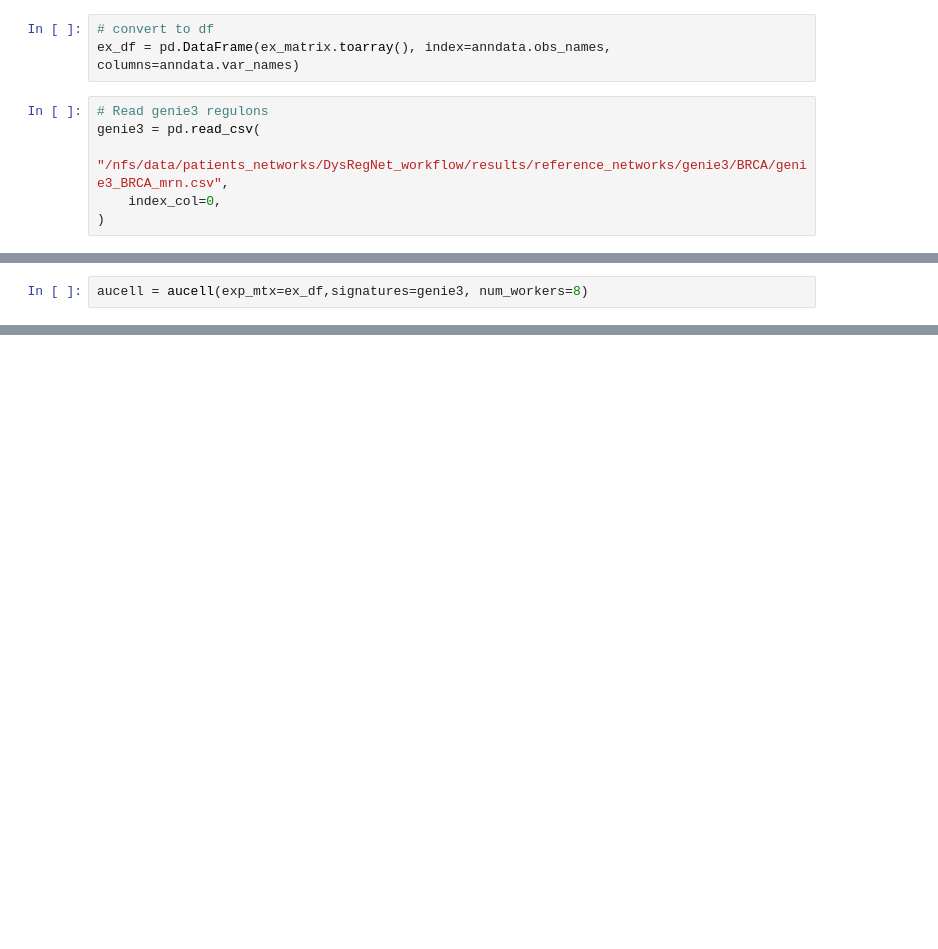
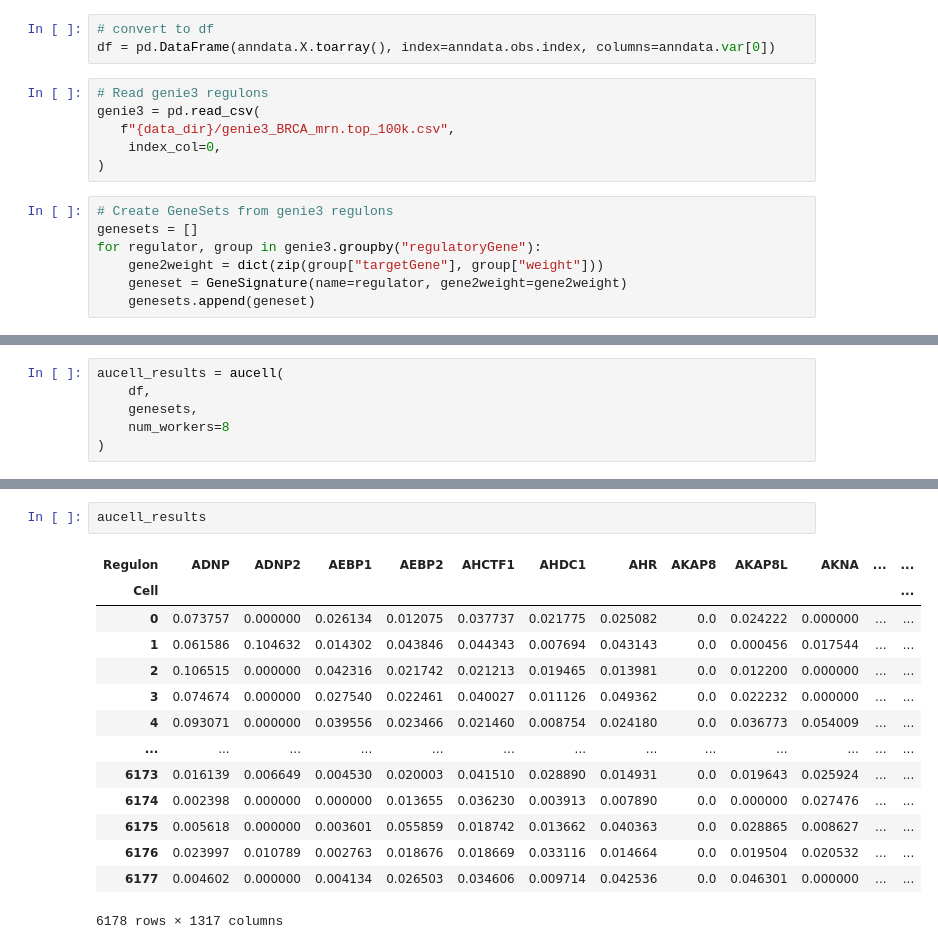
Before and after one commit to annikafomm/swarm, a Jupyter notebook: backend/aucell_scores.ipynb, the cells around one changed output, grey strips where cells are left out. Drawn from its saved outputs; the diff is of its cells as text; blank space fills up the shorter version.

Commit message:
Aucell scores calculated

```diff
--- a/backend/aucell_scores.ipynb
+++ b/backend/aucell_scores.ipynb
@@ -17,9 +50,16 @@ ex_matrix.shape
 # %%
 # convert to df
-ex_df = pd.DataFrame(ex_matrix.toarray(), index=anndata.obs_names, columns=anndata.var_names)
+df = pd.DataFrame(anndata.X.toarray(), index=anndata.obs.index, columns=anndata.var[0])
 # %%
 # Read genie3 regulons
 genie3 = pd.read_csv(
-   "/nfs/data/patients_networks/DysRegNet_workflow/results/reference_networks/genie3/BRCA/genie3_BRCA_mrn.csv",
+   f"{data_dir}/genie3_BRCA_mrn.top_100k.csv",
     index_col=0,
 )
+# %%
+# Create GeneSets from genie3 regulons
+genesets = []
+for regulator, group in genie3.groupby("regulatoryGene"):
+    gene2weight = dict(zip(group["targetGene"], group["weight"]))
+    geneset = GeneSignature(name=regulator, gene2weight=gene2weight)
+    genesets.append(geneset)
@@ -26,3 +114,7 @@ genie3 = pd.read_csv(
 # %%
-aucell = aucell(exp_mtx=ex_df,signatures=genie3, num_workers=8)
+aucell_results = aucell(
+    df,
+    genesets,
+    num_workers=8
+)
 # %% [output]
@@ -29,0 +156,17 @@ Error:
+# %%
+aucell_results
+# %% [output]
+| Regulon | ADNP | ADNP2 | AEBP1 | AEBP2 | AHCTF1 | AHDC1 | AHR | AKAP8 | AKAP8L | AKNA | ... | ... |
+| Cell |  |  |  |  |  |  |  |  |  |  |  | ... |
+| 0 | 0.073757 | 0.000000 | 0.026134 | 0.012075 | 0.037737 | 0.021775 | 0.025082 | 0.0 | 0.024222 | 0.000000 | ... | ... |
+| 1 | 0.061586 | 0.104632 | 0.014302 | 0.043846 | 0.044343 | 0.007694 | 0.043143 | 0.0 | 0.000456 | 0.017544 | ... | ... |
+| 2 | 0.106515 | 0.000000 | 0.042316 | 0.021742 | 0.021213 | 0.019465 | 0.013981 | 0.0 | 0.012200 | 0.000000 | ... | ... |
+| 3 | 0.074674 | 0.000000 | 0.027540 | 0.022461 | 0.040027 | 0.011126 | 0.049362 | 0.0 | 0.022232 | 0.000000 | ... | ... |
+| 4 | 0.093071 | 0.000000 | 0.039556 | 0.023466 | 0.021460 | 0.008754 | 0.024180 | 0.0 | 0.036773 | 0.054009 | ... | ... |
+| ... | ... | ... | ... | ... | ... | ... | ... | ... | ... | ... | ... | ... |
+| 6173 | 0.016139 | 0.006649 | 0.004530 | 0.020003 | 0.041510 | 0.028890 | 0.014931 | 0.0 | 0.019643 | 0.025924 | ... | ... |
+| 6174 | 0.002398 | 0.000000 | 0.000000 | 0.013655 | 0.036230 | 0.003913 | 0.007890 | 0.0 | 0.000000 | 0.027476 | ... | ... |
+| 6175 | 0.005618 | 0.000000 | 0.003601 | 0.055859 | 0.018742 | 0.013662 | 0.040363 | 0.0 | 0.028865 | 0.008627 | ... | ... |
+| 6176 | 0.023997 | 0.010789 | 0.002763 | 0.018676 | 0.018669 | 0.033116 | 0.014664 | 0.0 | 0.019504 | 0.020532 | ... | ... |
+| 6177 | 0.004602 | 0.000000 | 0.004134 | 0.026503 | 0.034606 | 0.009714 | 0.042536 | 0.0 | 0.046301 | 0.000000 | ... | ... |
+6178 rows × 1317 columns
```
Also changed, not shown: parts of 14 cells of this notebook.
